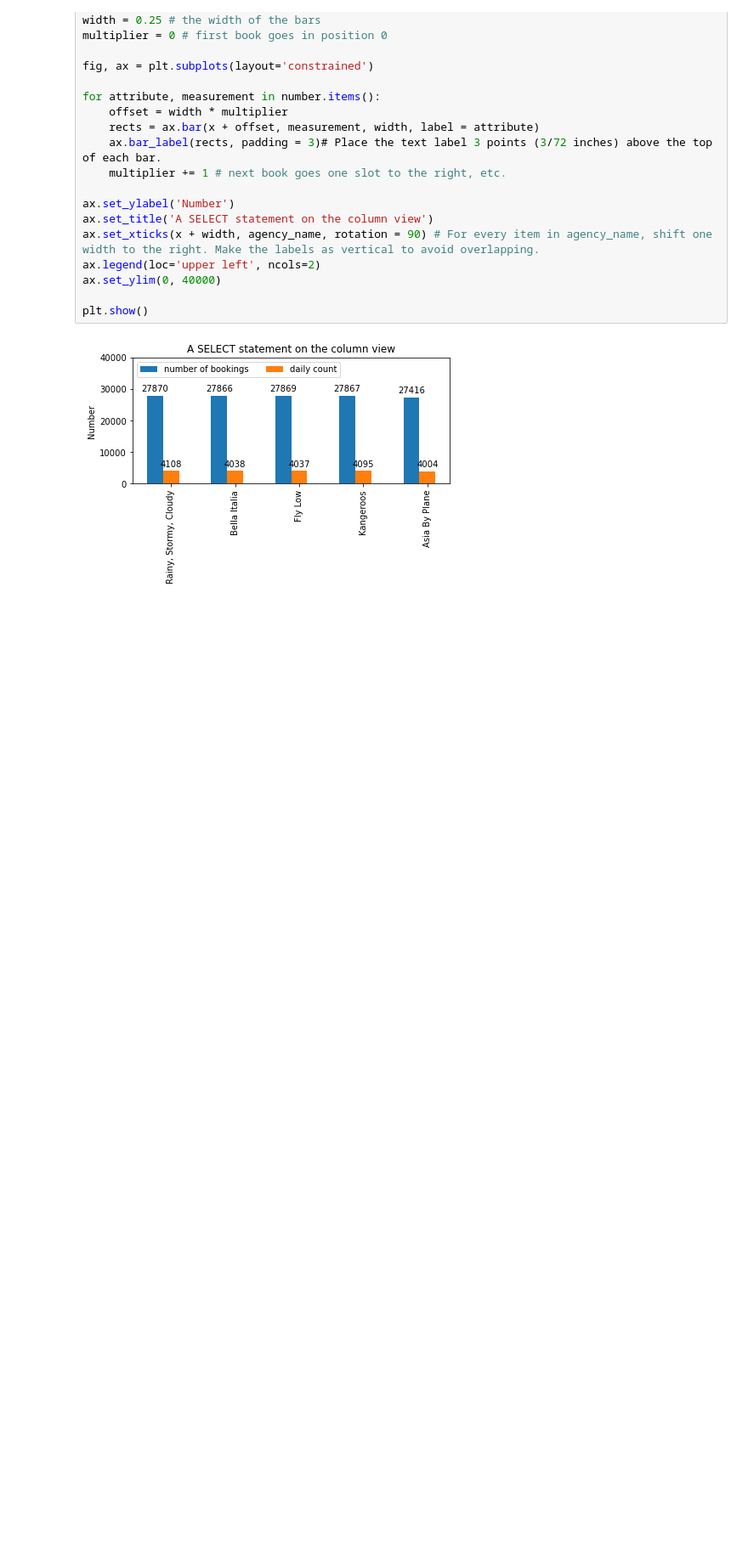
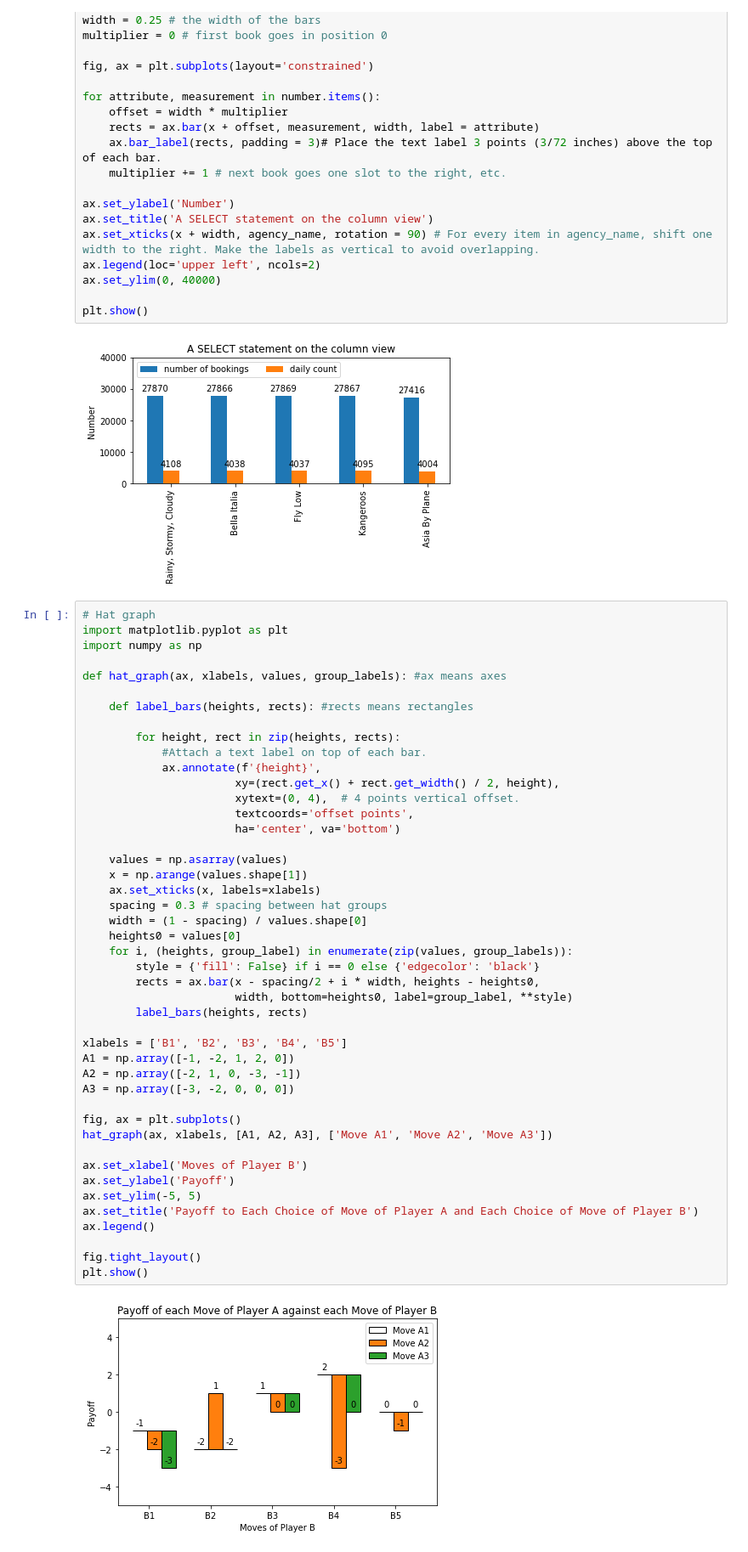
Before and after one commit to Tony-578378/Basic-Codes, a Jupyter notebook: python_as_a_beginning.ipynb, the cells around one changed output. Shown at 85% size. Saved outputs shown, nothing was run; the diff lists cells and outputs as text; blank space fills up the shorter version.

```diff
--- a/python_as_a_beginning.ipynb
+++ b/python_as_a_beginning.ipynb
@@ -328,3 +329,50 @@ ax.set_ylim(0, 40000)
 plt.show()
 # %% [output]
 [figure]
+# %%
+# Hat graph
+import matplotlib.pyplot as plt
+import numpy as np
+
+def hat_graph(ax, xlabels, values, group_labels): #ax means axes
+
+    def label_bars(heights, rects): #rects means rectangles
+
+        for height, rect in zip(heights, rects):
+            #Attach a text label on top of each bar.
+            ax.annotate(f'{height}',
+                       xy=(rect.get_x() + rect.get_width() / 2, height),
+                       xytext=(0, 4),  # 4 points vertical offset.
+                       textcoords='offset points',
+                       ha='center', va='bottom')
+
+    values = np.asarray(values)
+    x = np.arange(values.shape[1])
+    ax.set_xticks(x, labels=xlabels)
+    spacing = 0.3 # spacing between hat groups
+    width = (1 - spacing) / values.shape[0]
+    heights0 = values[0]
+    for i, (heights, group_label) in enumerate(zip(values, group_labels)):
+        style = {'fill': False} if i == 0 else {'edgecolor': 'black'}
+        rects = ax.bar(x - spacing/2 + i * width, heights - heights0,
+                       width, bottom=heights0, label=group_label, **style)
+        label_bars(heights, rects)
+
+xlabels = ['B1', 'B2', 'B3', 'B4', 'B5']
+A1 = np.array([-1, -2, 1, 2, 0])
+A2 = np.array([-2, 1, 0, -3, -1])
+A3 = np.array([-3, -2, 0, 0, 0])
+
+fig, ax = plt.subplots()
+hat_graph(ax, xlabels, [A1, A2, A3], ['Move A1', 'Move A2', 'Move A3'])
+
+ax.set_xlabel('Moves of Player B')
+ax.set_ylabel('Payoff')
+ax.set_ylim(-5, 5)
+ax.set_title('Payoff to Each Choice of Move of Player A and Each Choice of Move of Player B')
+ax.legend()
+
+fig.tight_layout()
+plt.show()
+# %% [output]
+[figure, added]
```
Also changed, not shown: parts of 1 cell of this notebook.
